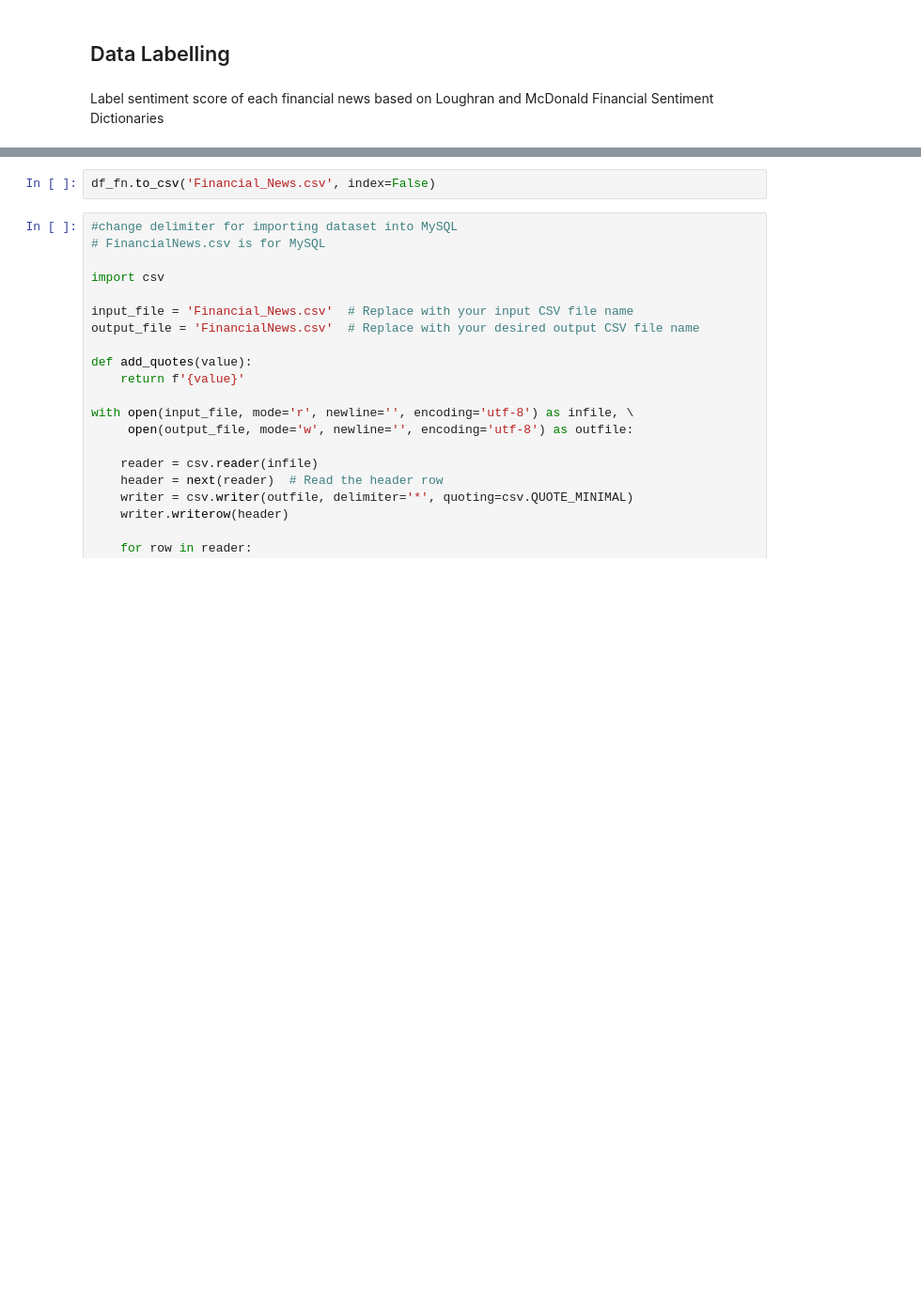
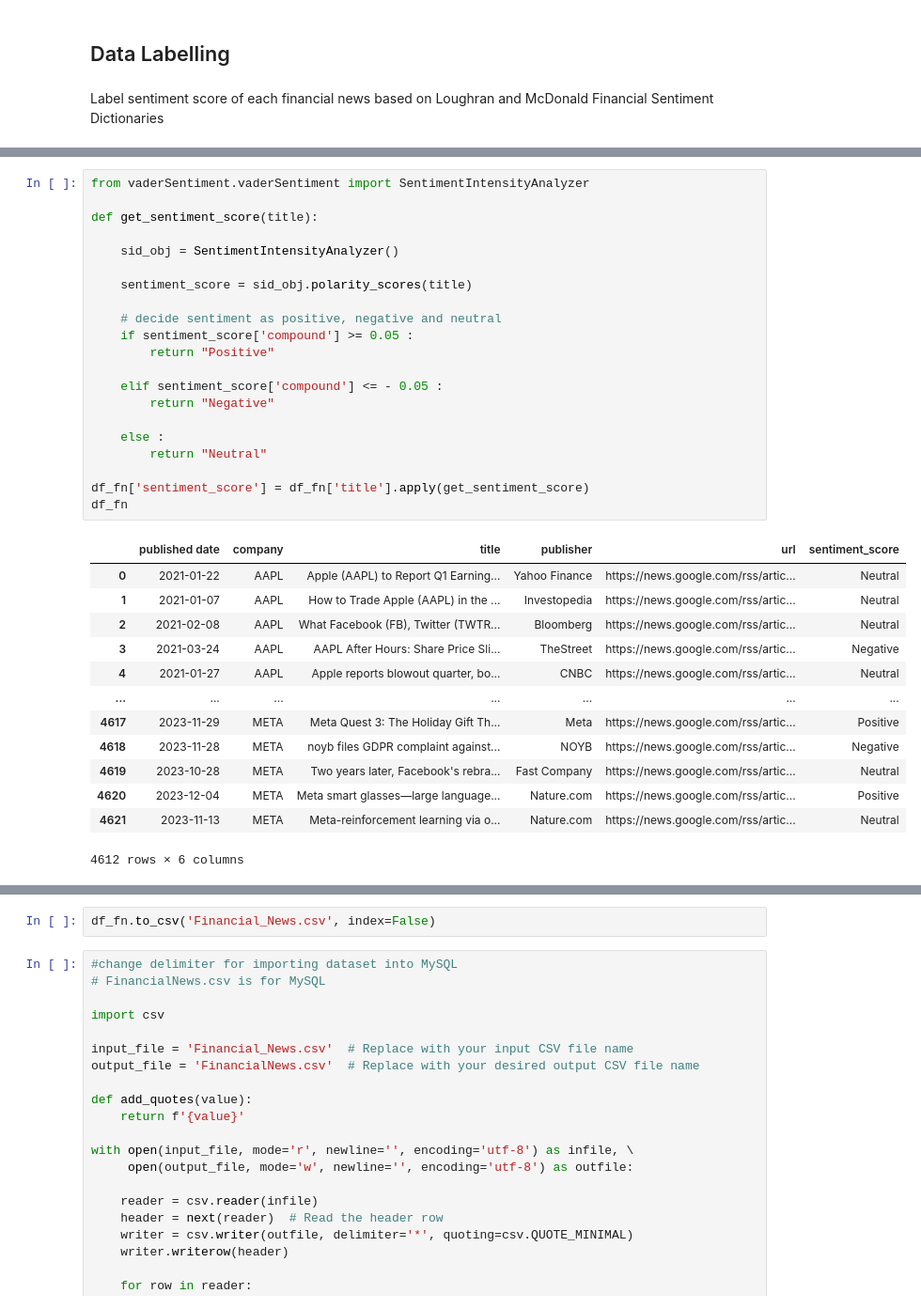
Before and after one commit to jtchan17/Sentiment-Analyzer-of-Stock-Prices, a Jupyter notebook: SentimentAnalyzer.ipynb, the cells around one changed output, grey strips where cells are left out. Shown: that part at 94% size. Saved outputs shown, nothing was run; the diff lists cells and outputs as text; blank space fills up the shorter version.

```diff
--- a/SentimentAnalyzer.ipynb
+++ b/SentimentAnalyzer.ipynb
@@ -292 +300,36 @@ Requirement already satisfied: six>=1.5 in c:\users\asus\anaconda3\lib\site-pack
+# %%
+from vaderSentiment.vaderSentiment import SentimentIntensityAnalyzer
+
+def get_sentiment_score(title):
+
+    sid_obj = SentimentIntensityAnalyzer()
+
+    sentiment_score = sid_obj.polarity_scores(title)
+
+    # decide sentiment as positive, negative and neutral
+    if sentiment_score['compound'] >= 0.05 :
+        return "Positive"
+
+    elif sentiment_score['compound'] <= - 0.05 :
+        return "Negative"
+
+    else :
+        return "Neutral"
+
+df_fn['sentiment_score'] = df_fn['title'].apply(get_sentiment_score)
+df_fn
+# %% [output]
+|  | published date | company | title | publisher | url | sentiment_score |
+| 0 | 2021-01-22 | AAPL | Apple (AAPL) to Report Q1 Earning... | Yahoo Finance | https://news.google.com/rss/artic... | Neutral |
+| 1 | 2021-01-07 | AAPL | How to Trade Apple (AAPL) in the ... | Investopedia | https://news.google.com/rss/artic... | Neutral |
+| 2 | 2021-02-08 | AAPL | What Facebook (FB), Twitter (TWTR... | Bloomberg | https://news.google.com/rss/artic... | Neutral |
+| 3 | 2021-03-24 | AAPL | AAPL After Hours: Share Price Sli... | TheStreet | https://news.google.com/rss/artic... | Negative |
+| 4 | 2021-01-27 | AAPL | Apple reports blowout quarter, bo... | CNBC | https://news.google.com/rss/artic... | Neutral |
+| ... | ... | ... | ... | ... | ... | ... |
+| 4617 | 2023-11-29 | META | Meta Quest 3: The Holiday Gift Th... | Meta | https://news.google.com/rss/artic... | Positive |
+| 4618 | 2023-11-28 | META | noyb files GDPR complaint against... | NOYB | https://news.google.com/rss/artic... | Negative |
+| 4619 | 2023-10-28 | META | Two years later, Facebook's rebra... | Fast Company | https://news.google.com/rss/artic... | Neutral |
+| 4620 | 2023-12-04 | META | Meta smart glasses—large language... | Nature.com | https://news.google.com/rss/artic... | Positive |
+| 4621 | 2023-11-13 | META | Meta-reinforcement learning via o... | Nature.com | https://news.google.com/rss/artic... | Neutral |
+4612 rows × 6 columns
 # %%
```
Also changed, not shown: parts of 36 cells of this notebook.
